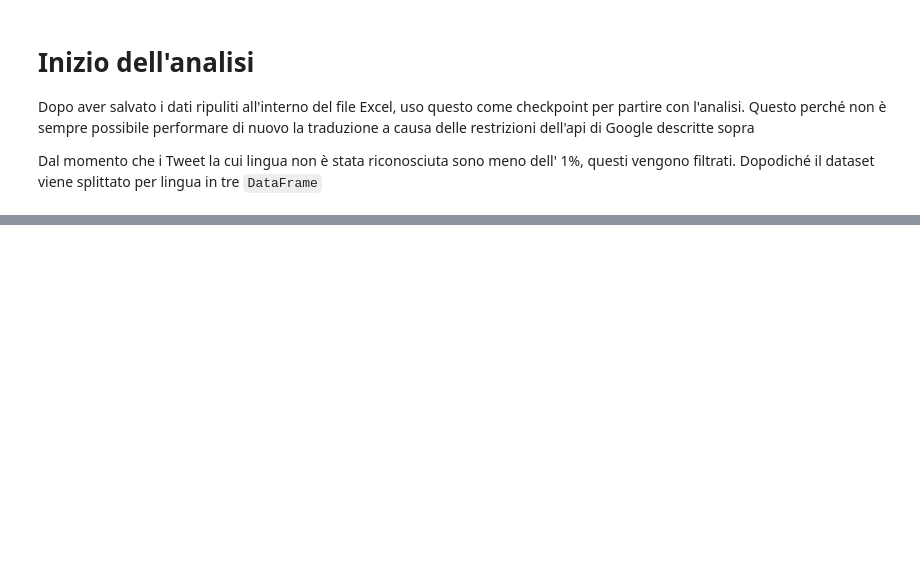
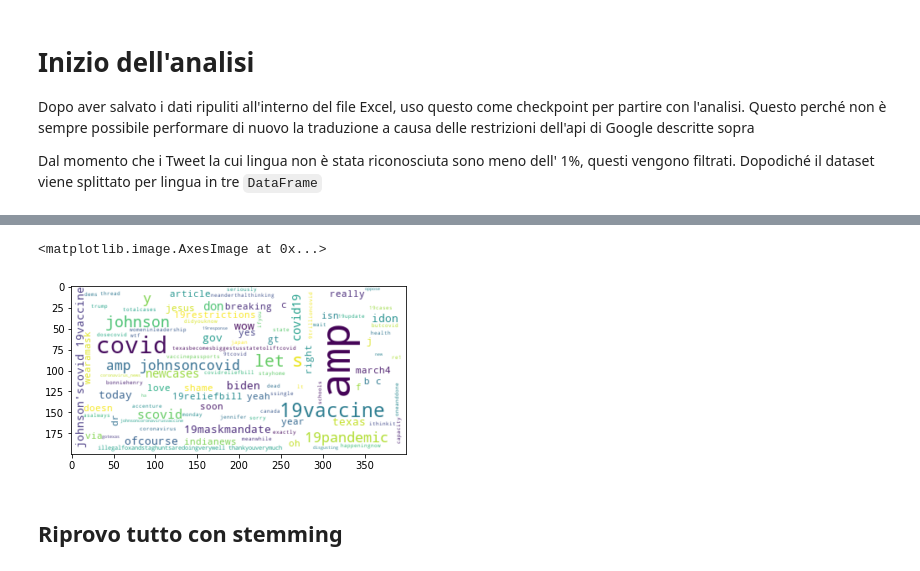
Before and after one commit to giulionenna/Progetto_BI2021, a Jupyter notebook: Mining_notebook.ipynb, the cells around one changed output, grey strips where cells are left out. Saved outputs shown, nothing was run; the diff lists cells and outputs as text; code cells hidden in the pictures; blank space fills up the shorter version.

```diff
--- a/Mining_notebook.ipynb
+++ b/Mining_notebook.ipynb
@@ -31,6 +31,7 @@ def cleanTxt(text):
  text = re.sub('@[A-Za-z0–9]+', '', text) #Rimuove le @menzioni
  text = re.sub('#', '', text) # Rimuove l'hashtag
  text = re.sub('https?:\/\/\S+', '', text) # Rimuove i link
+ text = re.sub('&amp', '', text) #Rimuove &amp
  return text
 
 df['text_clean'] = df.text_enc.apply(cleanTxt)
@@ -163,0 +220,23 @@ dtype('float64')
+# %%
+k=5
+
+model = KMeans(n_clusters=k)
+model.fit(tfidf_en_matrix)
+labels=model.labels_
+
+df_en['label']=labels
+# %%
+
+from wordcloud import WordCloud
+
+df_en_0 = df_en.loc[df_en['label']==4]
+text = df_en_0['text_clean'].str.cat(sep='')
+text = text.lower()
+text=''.join([word for word in text.split()])
+wordcloud = WordCloud(max_font_size=50, max_words=100, background_color="white").generate(text)
+plt.imshow(wordcloud, interpolation="bilinear")
+# %% [output]
+<matplotlib.image.AxesImage at 0x...>
+[figure, added]
+# %% [markdown]
+## Riprovo tutto con stemming
```
Also changed, not shown: parts of 6 cells of this notebook.
